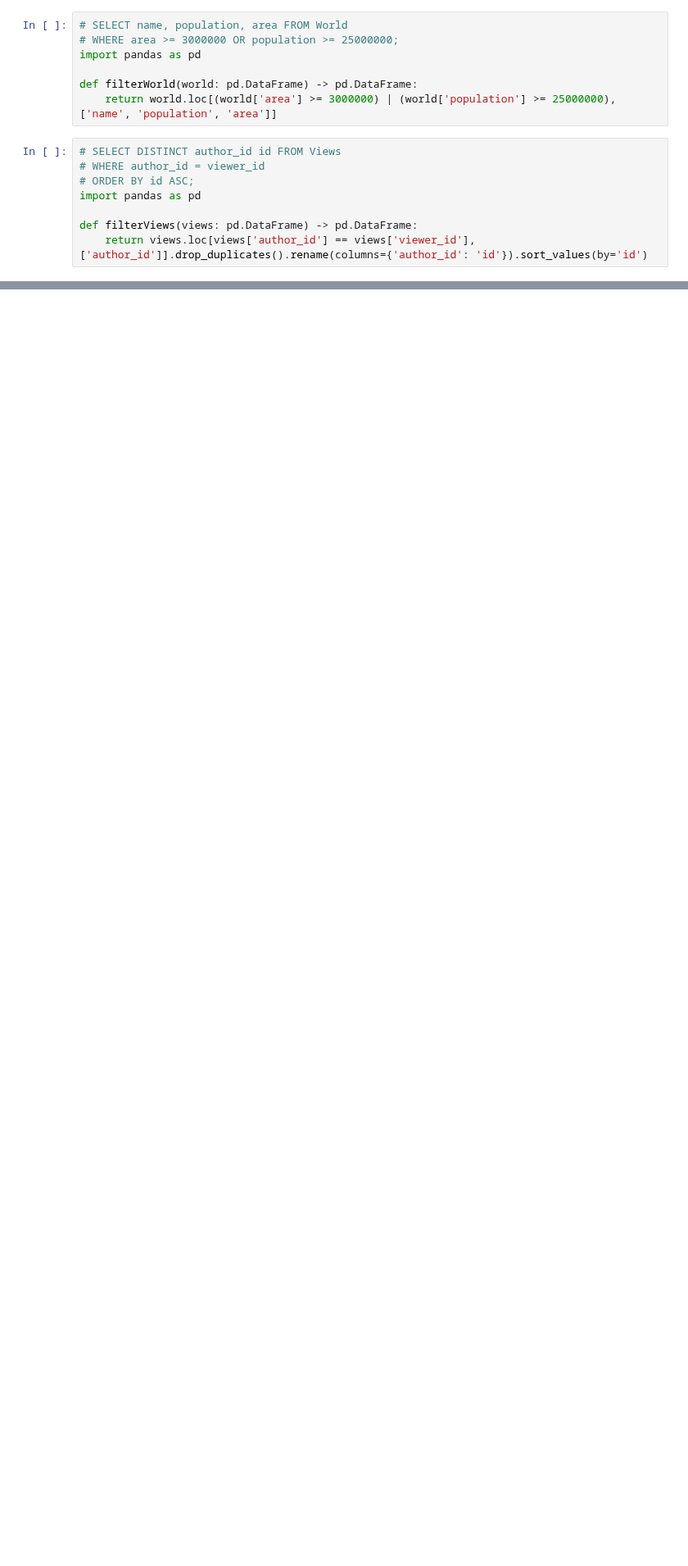
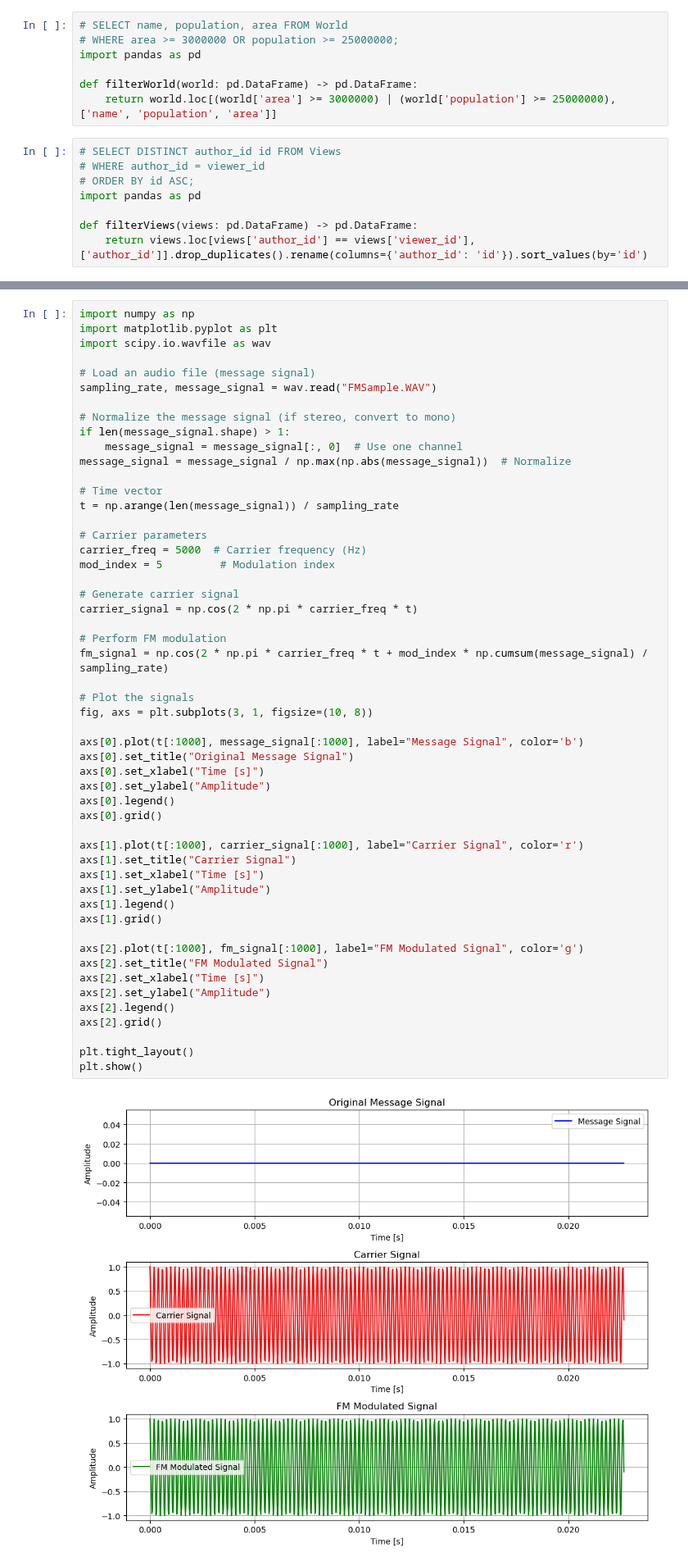
Before and after one commit to Sansub471/DataVisualization, a Jupyter notebook: pandas_classes/leetcode/leet_problems_1.ipynb, the cells around one changed output, grey strips where cells are left out. Shown at 82% size. Drawn from its saved outputs; the diff is of its cells as text; blank space fills up the shorter version.

Commit message:
FM modulation code generated.

```diff
--- a/pandas_classes/leetcode/leet_problems_1.ipynb
+++ b/pandas_classes/leetcode/leet_problems_1.ipynb
@@ -207,3 +207,57 @@ plt.tight_layout()
 plt.show()
 # %% [output]
 [figure]
+# %%
+import numpy as np
+import matplotlib.pyplot as plt
+import scipy.io.wavfile as wav
+
+# Load an audio file (message signal)
+sampling_rate, message_signal = wav.read("FMSample.WAV")
+
+# Normalize the message signal (if stereo, convert to mono)
+if len(message_signal.shape) > 1:
+    message_signal = message_signal[:, 0]  # Use one channel
+message_signal = message_signal / np.max(np.abs(message_signal))  # Normalize
+
+# Time vector
+t = np.arange(len(message_signal)) / sampling_rate
+
+# Carrier parameters
+carrier_freq = 5000  # Carrier frequency (Hz)
+mod_index = 5         # Modulation index
+
+# Generate carrier signal
+carrier_signal = np.cos(2 * np.pi * carrier_freq * t)
+
+# Perform FM modulation
+fm_signal = np.cos(2 * np.pi * carrier_freq * t + mod_index * np.cumsum(message_signal) / sampling_rate)
+
+# Plot the signals
+fig, axs = plt.subplots(3, 1, figsize=(10, 8))
+
+axs[0].plot(t[:1000], message_signal[:1000], label="Message Signal", color='b')
+axs[0].set_title("Original Message Signal")
+axs[0].set_xlabel("Time [s]")
+axs[0].set_ylabel("Amplitude")
+axs[0].legend()
+axs[0].grid()
+
+axs[1].plot(t[:1000], carrier_signal[:1000], label="Carrier Signal", color='r')
+axs[1].set_title("Carrier Signal")
+axs[1].set_xlabel("Time [s]")
+axs[1].set_ylabel("Amplitude")
+axs[1].legend()
+axs[1].grid()
+
+axs[2].plot(t[:1000], fm_signal[:1000], label="FM Modulated Signal", color='g')
+axs[2].set_title("FM Modulated Signal")
+axs[2].set_xlabel("Time [s]")
+axs[2].set_ylabel("Amplitude")
+axs[2].legend()
+axs[2].grid()
+
+plt.tight_layout()
+plt.show()
+# %% [output]
+[figure, added]
```
Also changed, not shown: 2 other files.
